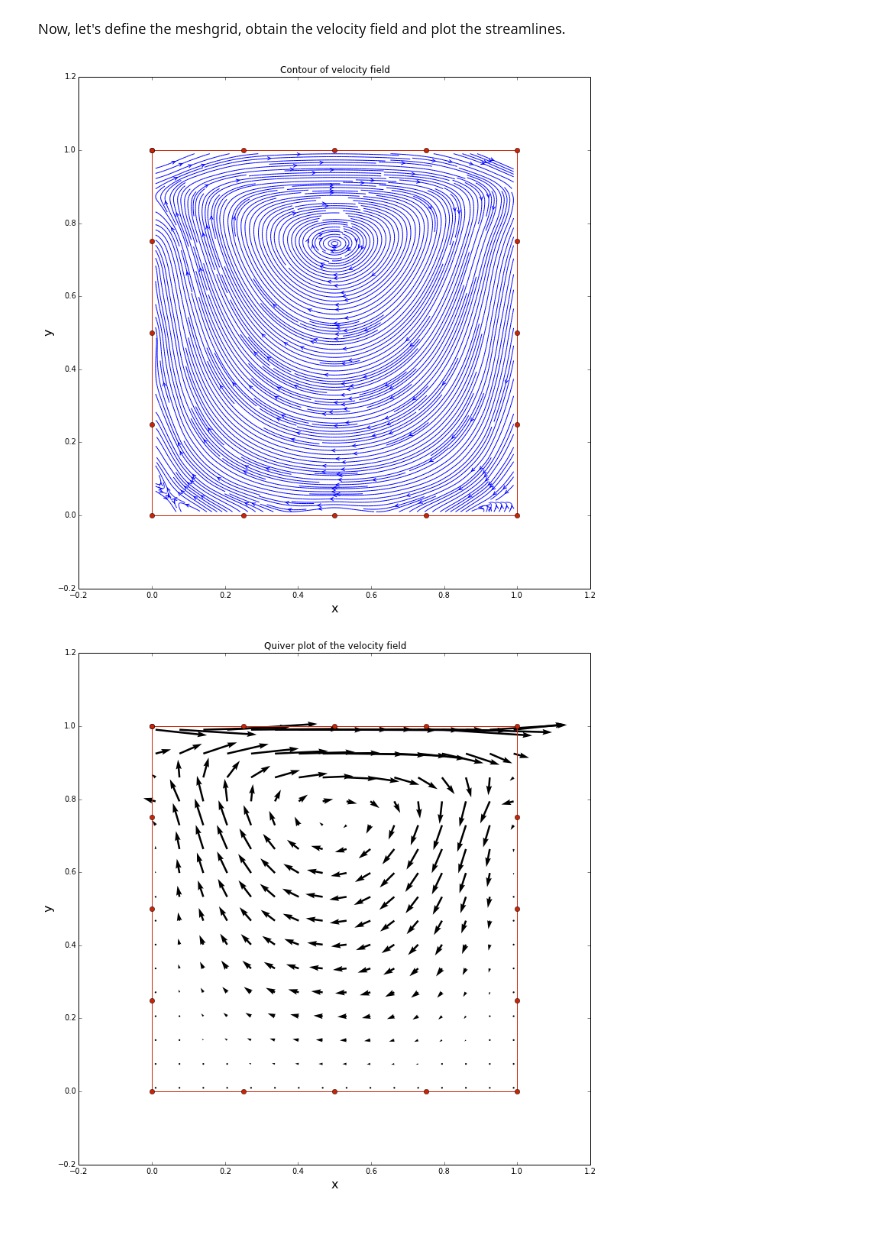
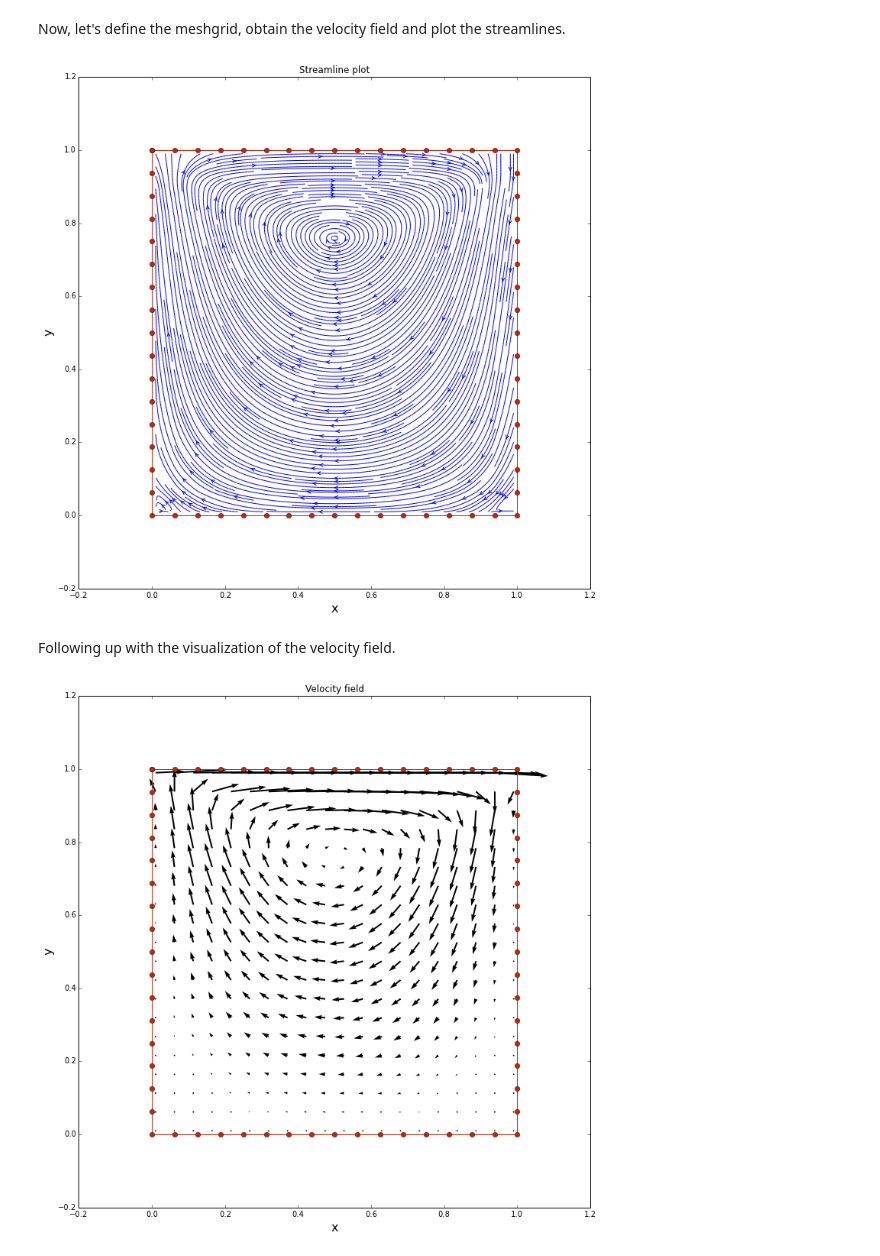
Before and after one commit to arm6226/mae6226, a Jupyter notebook: project/MAE6226 Project.ipynb, the cells around one changed output. Drawn from its saved outputs; the diff is of its cells as text; code cells hidden in the pictures; blank space fills up the shorter version.

```diff
--- a/project/MAE6226 Project.ipynb
+++ b/project/MAE6226 Project.ipynb
@@ -16,7 +16,7 @@ import matplotlib.pyplot as plt
 # %% [markdown]
 The problem is specified in these following lines.
 # %%
-Ni  =  16;       # Number of elements per side
+Ni  =  8;       # Number of elements per side
 N   =  4*Ni;    # Total number of elements
 L   =  1.0;     # square box size
 h   =  L/Ni;    # element length
@@ -192,13 +192,16 @@ Next we solve the equations and seperate the components of the traction
 #solve the system
 f=np.linalg.solve(A,b)
 
-#seperate the x and y direction tractions
+#seperate the x and y direction tractions and put them in the corresponding panels
 fx=f[::2]
 fy=f[1::2]
+for i in range(N):
+    pn[i].fx=fx[i]
+    pn[i].fy=fy[i]
 # %% [markdown]
 Now that we have all the boundary data, we can get the velocity at any point within the domain. Lets us now calculate the velocity everywhere in the domain and plot streamlines and quiver plot of the velocity. This is done, not dissimilar to what was done in the course previously, by defining a function to get the velocity field.
 # %%
-def VelocityField(p,X,Y,fx,fy):
+def VelocityField(p,X,Y):
     Nx,Ny=X.shape
     N=p.size
     u,v = np.empty((Nx,Ny),dtype=float),np.empty((Nx,Ny),dtype=float)
@@ -207,13 +210,13 @@ def VelocityField(p,X,Y,fx,fy):
             ux=0.
             uy=0.
             for k in range(N):
-                eint=SLP(pn[k],X[i,j],Y[i,j])
-                ux = ux - (1/(4*pi*mu))*(eint[1,1]*fx[k] + eint[2,1]*fy[k]);
-                uy = uy - (1/(4*pi*mu))*(eint[1,2]*fx[k] + eint[2,2]*fy[k]);
+                eint=SLP(p[k],X[i,j],Y[i,j])
+                ux = ux - (1/(4*pi*mu))*(eint[1,1]*p[k].fx + eint[2,1]*p[k].fy);
+                uy = uy - (1/(4*pi*mu))*(eint[1,2]*p[k].fx + eint[2,2]*p[k].fy);
             dlpsum[1]=0.
             dlpsum[2]=0.
             for k in range(N/4):
-                dl=DLP(pn[k],X[i,j],Y[i,j])
+                dl=DLP(p[k],X[i,j],Y[i,j])
                 dlpsum[1]=dlpsum[1]+(1/(4*pi))*U*dl[1]
                 dlpsum[2]=dlpsum[2]+(1/(4*pi))*U*dl[2]
             ux = ux + dlpsum[1]
@@ -224,10 +227,9 @@ def VelocityField(p,X,Y,fx,fy):
 # %% [markdown]
 Now, let's define the meshgrid, obtain the velocity field and plot the streamlines.
 # %%
-Nx,Ny=48,48
+Nx,Ny=16,16
 X,Y=np.meshgrid(np.linspace(0.01*L,0.99*L,Nx),np.linspace(0.01*L,0.99*L,Ny))
-u,v=VelocityField(pn,X,Y,fx,fy)
-#plotting
+u,v=VelocityField(pn,X,Y)
 # %%
 valX,valY = 0.2,0.2
 xmin,xmax = min([p.xa for p in pn]),max([p.xa for p in pn])
@@ -238,28 +240,29 @@ size=12
 plt.figure(figsize=(size,(yEnd-yStart)/(xEnd-xStart)*size))
 plt.xlabel('x',fontsize=16)
 plt.ylabel('y',fontsize=16)
-plt.streamplot(X,Y,u,v,density=5,linewidth=1,arrowsize=1,arrowstyle='->')
-#plt.quiver(X,Y,u,v)
+plt.streamplot(X,Y,u,v,density=4,linewidth=1,arrowsize=1,arrowstyle='->')
 plt.plot(np.append([p.xa for p in pn],pn[0].xa),\
         np.append([p.ya for p in pn],pn[0].ya),\
         linestyle='-',linewidth=1,\
         marker='o',markersize=6,color='#CD2305');
 plt.xlim(xStart,xEnd)
 plt.ylim(yStart,yEnd)
-plt.title('Contour of velocity field');
+plt.title('Streamline plot');
 # %% [output]
-[figure, old version]
+[figure, new version]
+# %% [markdown]
+Following up with the visualization of the velocity field.
 # %%
 plt.figure(figsize=(size,(yEnd-yStart)/(xEnd-xStart)*size))
 plt.xlabel('x',fontsize=16)
 plt.ylabel('y',fontsize=16)
 plt.quiver(X,Y,u,v)
 plt.plot(np.append([p.xa for p in pn],pn[0].xa),\
         np.append([p.ya for p in pn],pn[0].ya),\
         linestyle='-',linewidth=1,\
         marker='o',markersize=6,color='#CD2305');
 plt.xlim(xStart,xEnd)
 plt.ylim(yStart,yEnd)
-plt.title('Quiver plot of the velocity field');
+plt.title('Velocity field');
 # %% [output]
-[figure, old version]
+[figure, new version]
```
Also changed, not shown: parts of 3 cells of this notebook, 2 other files.
